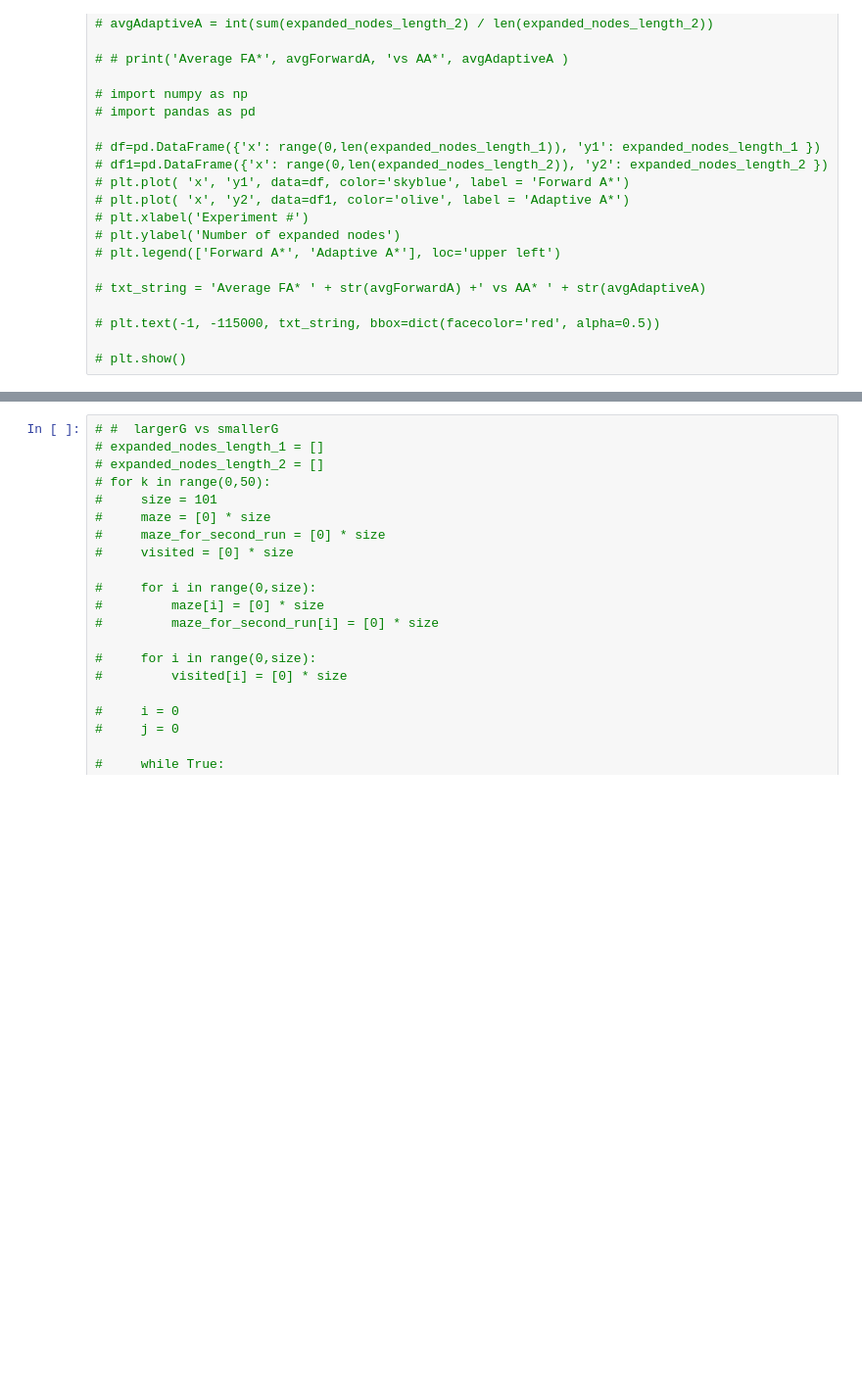
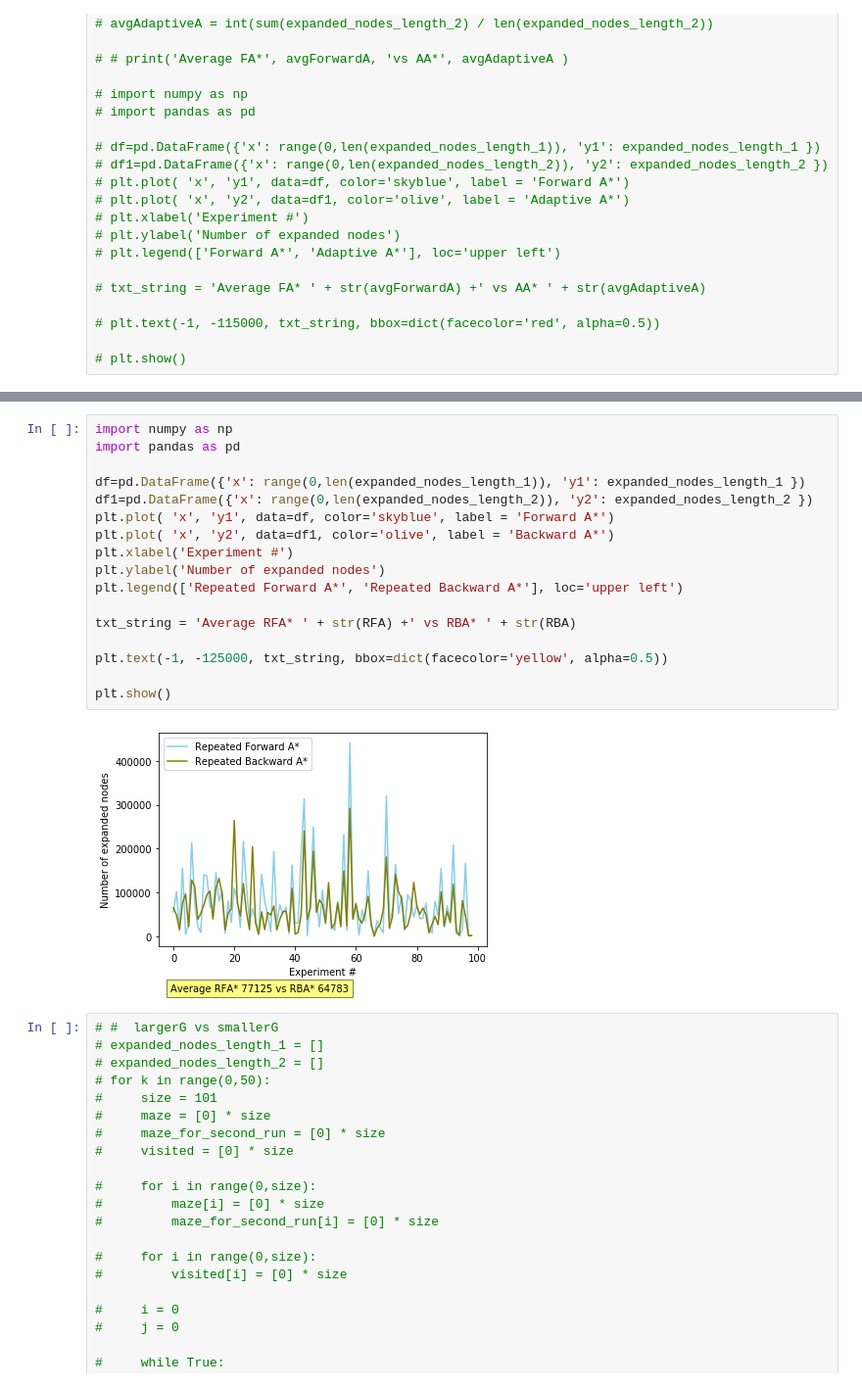
Before and after one commit to laxmanpottimuthi/AI, a Jupyter notebook: assignment1/delete_of_Intro_to_AI_Assignment.ipynb, the cells around one changed output, grey strips where cells are left out. Shown at 98% size. Cells and saved outputs as stored; diff of their text form; blank space fills up the shorter version.

```diff
--- a/assignment1/delete_of_Intro_to_AI_Assignment.ipynb
+++ b/assignment1/delete_of_Intro_to_AI_Assignment.ipynb
@@ -683,3 +679,22 @@ start 16 5 end 4 5
+# %%
+import numpy as np
+import pandas as pd
+
+df=pd.DataFrame({'x': range(0,len(expanded_nodes_length_1)), 'y1': expanded_nodes_length_1 })
+df1=pd.DataFrame({'x': range(0,len(expanded_nodes_length_2)), 'y2': expanded_nodes_length_2 })
+plt.plot( 'x', 'y1', data=df, color='skyblue', label = 'Forward A*')
+plt.plot( 'x', 'y2', data=df1, color='olive', label = 'Backward A*')
+plt.xlabel('Experiment #')
+plt.ylabel('Number of expanded nodes')
+plt.legend(['Repeated Forward A*', 'Repeated Backward A*'], loc='upper left')
+
+txt_string = 'Average RFA* ' + str(RFA) +' vs RBA* ' + str(RBA)
+
+plt.text(-1, -125000, txt_string, bbox=dict(facecolor='yellow', alpha=0.5))
+
+plt.show()
+# %% [output]
+[figure, added]
 # %%
 # #  largerG vs smallerG
 # expanded_nodes_length_1 = []
```
Also changed, not shown: parts of 1 cell of this notebook.
